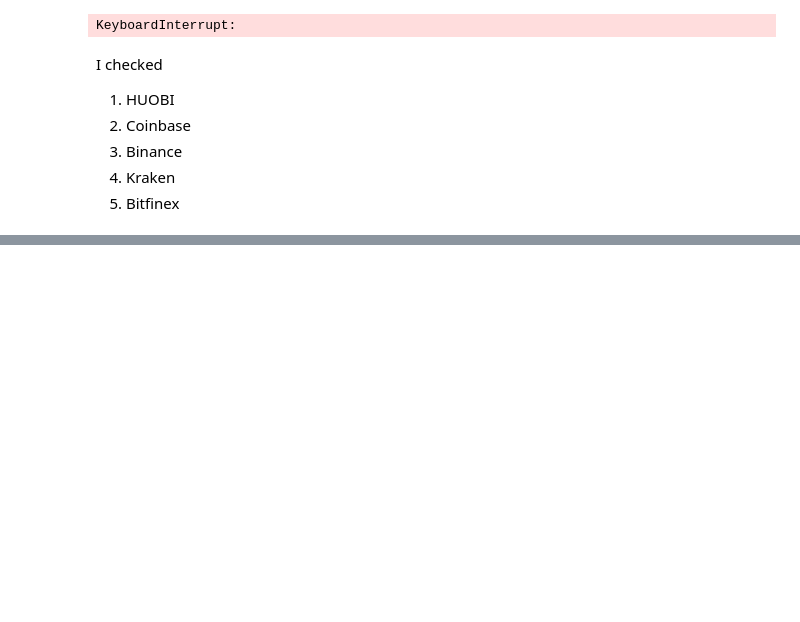
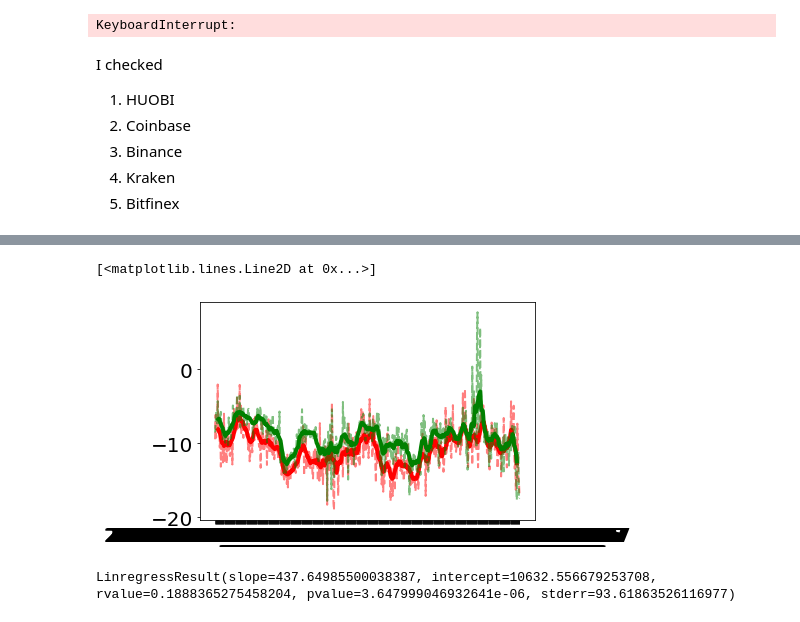
Before and after one commit to Daikezu/DigitalAssetLiquidity, a Jupyter notebook: cryptoLiquidity.ipynb, the cells around one changed output, grey strips where cells are left out. Cells and saved outputs as stored; diff of their text form; code cells hidden in the pictures; blank space fills up the shorter version.

```diff
--- a/cryptoLiquidity.ipynb
+++ b/cryptoLiquidity.ipynb
@@ -344,0 +275,8 @@ plt.savefig('./figures/' + marketname + '_timeseries.png', dpi=300)
+# %%
+#Huobi
+# purchase = input('Hello, how much Bitco')
+for filename in os.listdir('./huobi/'):
+    with open('./huobi/2020-08-28_17_01_46.json', 'r') as f:
+        json_huobi = json.load(f)
+        asks_df = pd.DataFrame(my_json['tick']['asks'], columns=['price', 'amount'])
+        bids_df = pd.DataFrame(my_json['tick']['bids'], columns=['price', 'amount'])
@@ -344,0 +359,40 @@ plt.savefig('./figures/' + marketname + '_timeseries.png', dpi=300)
+# %%
+df_slippage_timeline = df_slippage_timeline.sort_values(by='timepoint')
+df_slippage_timeline.to_csv('./data_csvs/slippage_10.csv')
+# %%
+slippage_cols_paired = [('kraken asks', 'kraken bids'), ('bitfinex asks',
+       'bitfinex bids'), ('coinbase asks', 'coinbase bids'), ('binance asks',
+       'binance bids'), ('combined asks', 'combined bids')]
+# %%
+df = df_slippage_timeline
+for (asks, bids), name in zip(slippage_cols_paired, ['Kraken', 'Bitfinex', 'Coinbase', 'Binance', 'Combined']):
+    marketname = name + ' Asks & Bids Slippage of 10 BTC Orders'
+    time = df['timepoint']
+
+    fig= plt.gcf()
+    fig.set_size_inches(20,10)
+    plt.plot_date(time, df[asks], '--r', linewidth=2, alpha=0.5)
+    plt.plot_date(time[6:-5], np.convolve(df[asks],np.ones(12)/12, mode='valid'), '-r', linewidth=4)
+    plt.plot_date(time, df[bids], '--g', linewidth=2, alpha=0.5)
+    plt.plot_date(time[6:-5], np.convolve(df[bids],np.ones(12)/12, mode='valid'), '-g', linewidth=4)
+
+    #     plt.plot(time, ask_avg, '-b', linewidth=2)
+    # plt.fill_between(time, bid_avg, color='r', alpha=0.6)
+    # plt.fill_between(time, ask_avg, color='b', alpha=0.6)
+#         plt.legend(['bid_avg', 'ask_avg'])
+    plt.ylim([0,12])
+    plt.title(str(marketname) + ', Aug 28 5pm EST - Aug 30 9pm EST')
+    plt.rc('font', size=20)
+
+#     plt.show()
+
+    plt.savefig('./figures/Slippage/' + marketname + '_slippage_asks_bids_timeseries.png', dpi=300)
+    plt.close()
+# %%
+plt.plot(time, df[asks], '--r', linewidth=2, alpha=0.5)
+plt.plot(time[6:-5], np.convolve(df[asks],np.ones(12)/12, mode='valid'), '-r', linewidth=4)
+plt.plot(time, df[bids], '--g', linewidth=2, alpha=0.5)
+plt.plot(time[6:-5], np.convolve(df[bids],np.ones(12)/12, mode='valid'), '-g', linewidth=4)
+# %% [output]
+[<matplotlib.lines.Line2D at 0x...>]
+[figure, added]
@@ -344,0 +451,5 @@ plt.savefig('./figures/' + marketname + '_timeseries.png', dpi=300)
+# %%
+linregress(np.convolve(df_slippage_timeline['binance bids'],np.ones(12)/12),
+           np.convolve(df_binance_timeline['bid_avg_price'], np.ones(12)/12))
+# %% [output]
+LinregressResult(slope=437.64985500038387, intercept=10632.556679253708, rvalue=0.1888365275458204, pvalue=3.647999046932641e-06, stderr=93.61863526116977)
```
Also changed, not shown: parts of 36 cells of this notebook, 38 other files.
